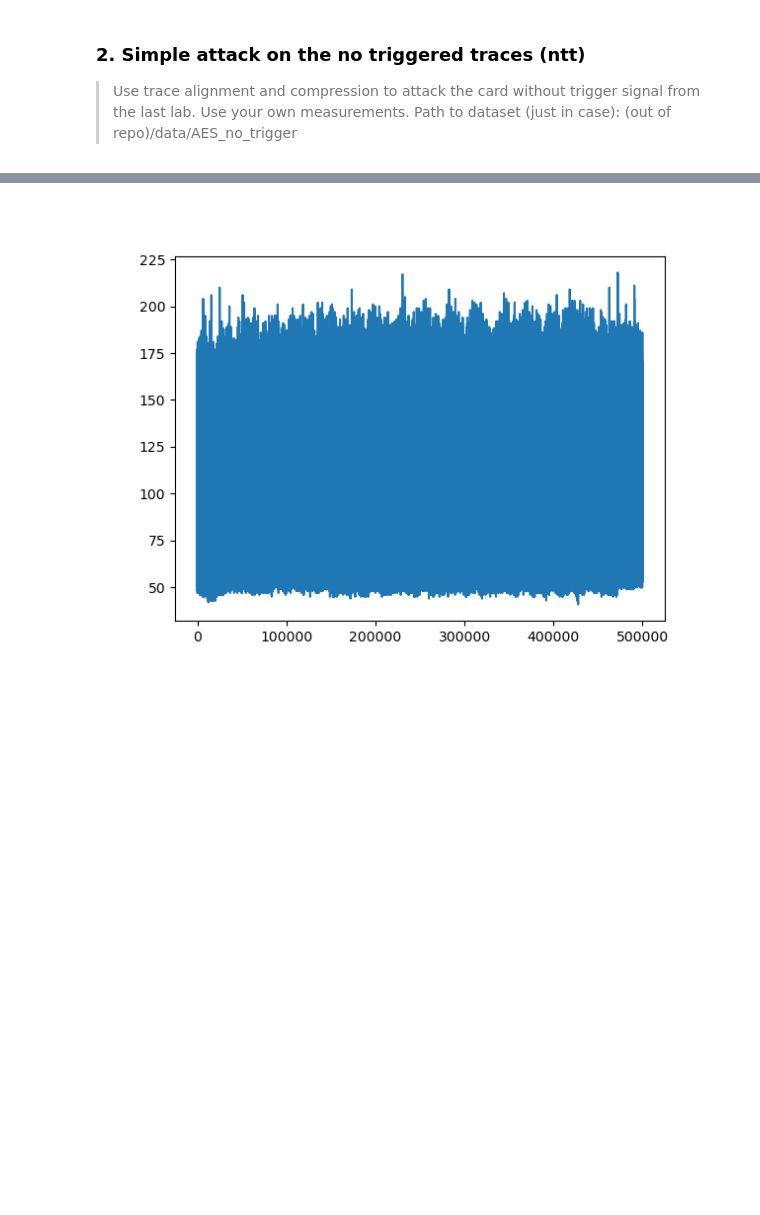
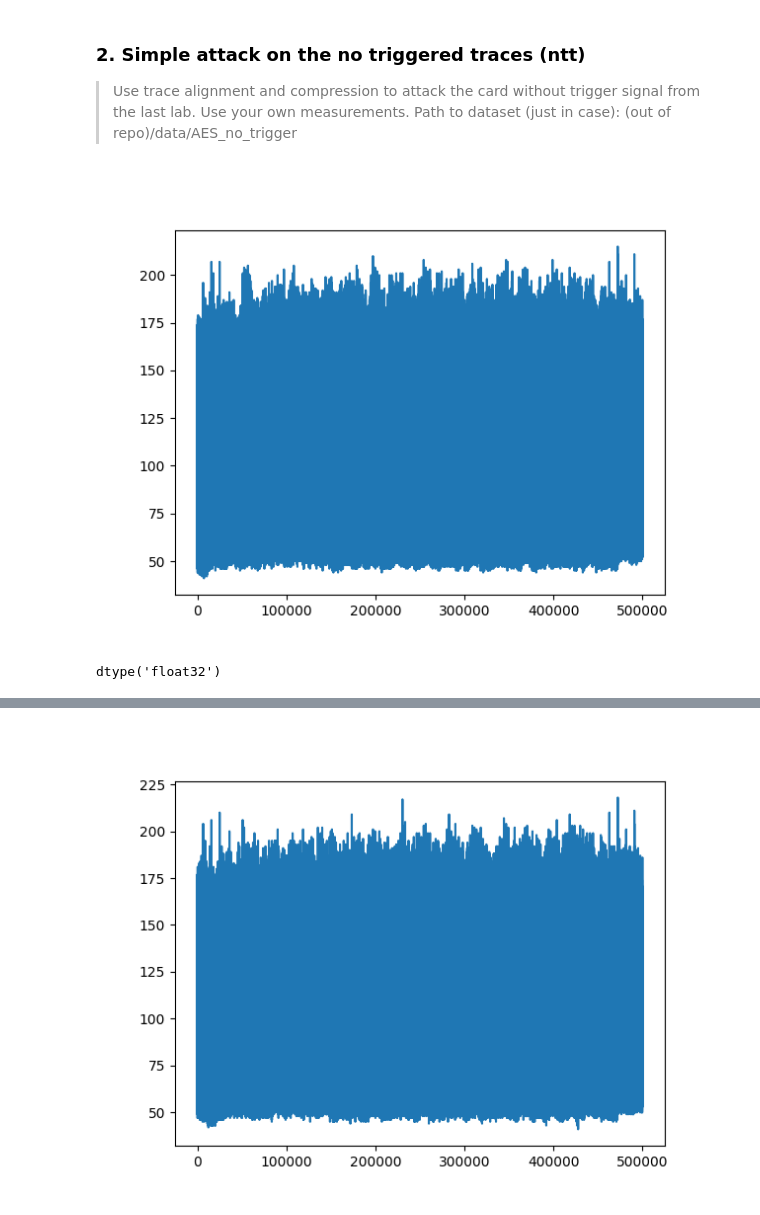
Before and after one commit to CyrilleStr/hardware-security, a Jupyter notebook: task3/task3.ipynb, the cells around one changed output, grey strips where cells are left out. Drawn from its saved outputs; the diff is of its cells as text; code cells hidden in the pictures; blank space fills up the shorter version.

```diff
--- a/task3/task3.ipynb
+++ b/task3/task3.ipynb
@@ -124,3 +124,15 @@ def display_correlation(corr, k):
         plt.show()
     else:
         print("k out of range for ploting")
+# %%
+fig = plt.figure()
+plt.plot(ntt_traces[0])
+# plt.plot(ntt_traces[1])
+# plt.plot(ntt_traces[2])
+plt.show()
+# %% [output]
+[figure, added]
+# %%
+ntt_traces.dtype
+# %% [output]
+dtype('float32')
```
Also changed, not shown: parts of 6 cells of this notebook, 1 other file.
